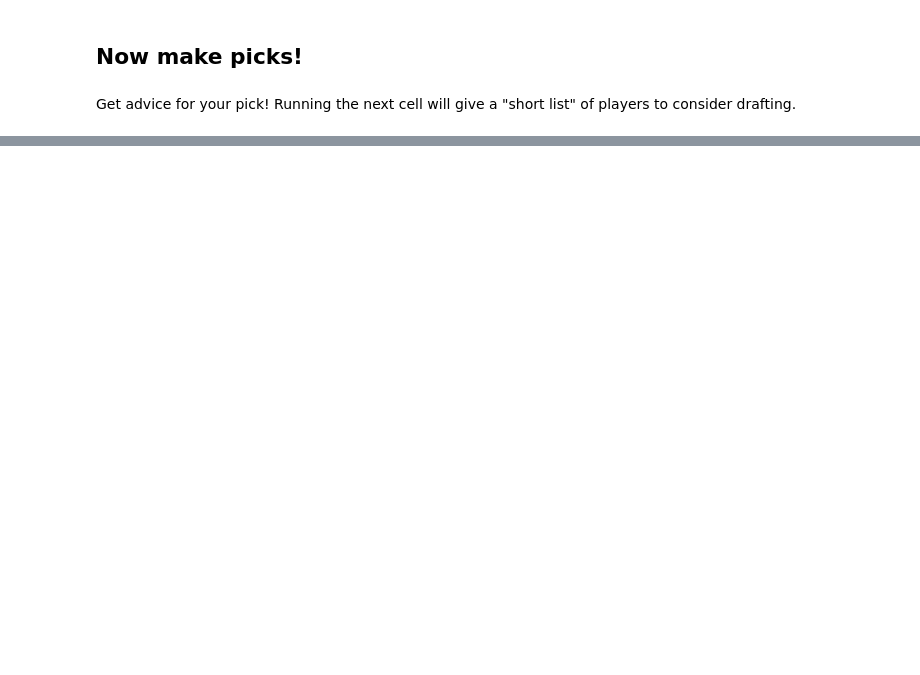
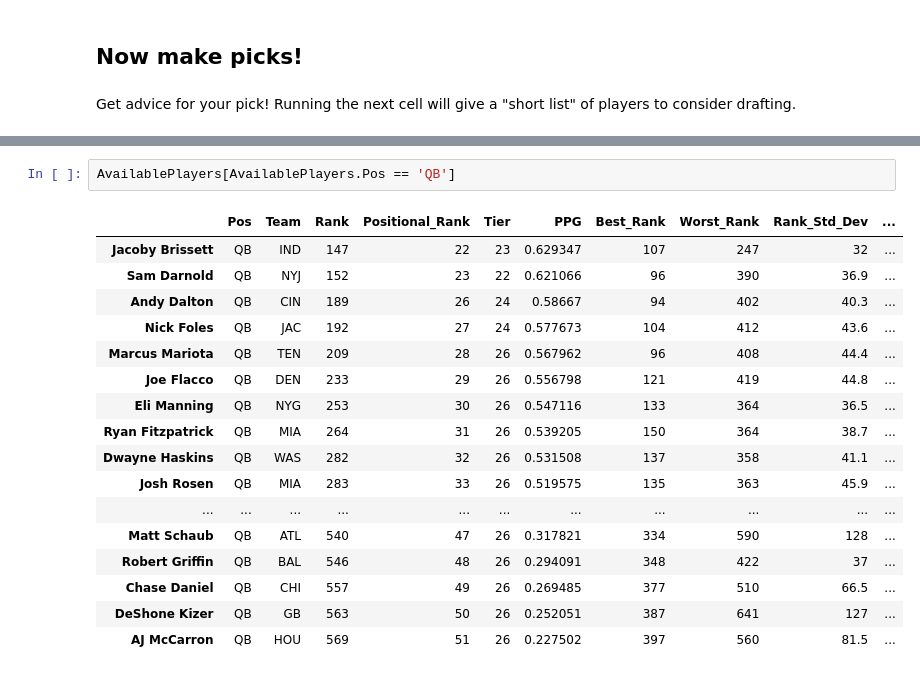
Before and after one commit to jdbrunner/fantasy_ffball_guide, a Jupyter notebook: drafter.ipynb, the cells around one changed output, grey strips where cells are left out. Saved outputs shown, nothing was run; the diff lists cells and outputs as text; blank space fills up the shorter version.

```diff
--- a/drafter.ipynb
+++ b/drafter.ipynb
@@ -140,0 +181,20 @@ ShowBoard(DraftBoard,color_board)
+# %%
+AvailablePlayers[AvailablePlayers.Pos == 'QB']
+# %% [output]
+|  | Pos | Team | Rank | Positional_Rank | Tier | PPG | Best_Rank | Worst_Rank | Rank_Std_Dev | ... |
+| Jacoby Brissett | QB | IND | 147 | 22 | 23 | 0.629347 | 107 | 247 | 32 | ... |
+| Sam Darnold | QB | NYJ | 152 | 23 | 22 | 0.621066 | 96 | 390 | 36.9 | ... |
+| Andy Dalton | QB | CIN | 189 | 26 | 24 | 0.58667 | 94 | 402 | 40.3 | ... |
+| Nick Foles | QB | JAC | 192 | 27 | 24 | 0.577673 | 104 | 412 | 43.6 | ... |
+| Marcus Mariota | QB | TEN | 209 | 28 | 26 | 0.567962 | 96 | 408 | 44.4 | ... |
+| Joe Flacco | QB | DEN | 233 | 29 | 26 | 0.556798 | 121 | 419 | 44.8 | ... |
+| Eli Manning | QB | NYG | 253 | 30 | 26 | 0.547116 | 133 | 364 | 36.5 | ... |
+| Ryan Fitzpatrick | QB | MIA | 264 | 31 | 26 | 0.539205 | 150 | 364 | 38.7 | ... |
+| Dwayne Haskins | QB | WAS | 282 | 32 | 26 | 0.531508 | 137 | 358 | 41.1 | ... |
+| Josh Rosen | QB | MIA | 283 | 33 | 26 | 0.519575 | 135 | 363 | 45.9 | ... |
+| ... | ... | ... | ... | ... | ... | ... | ... | ... | ... | ... |
+| Matt Schaub | QB | ATL | 540 | 47 | 26 | 0.317821 | 334 | 590 | 128 | ... |
+| Robert Griffin | QB | BAL | 546 | 48 | 26 | 0.294091 | 348 | 422 | 37 | ... |
+| Chase Daniel | QB | CHI | 557 | 49 | 26 | 0.269485 | 377 | 510 | 66.5 | ... |
+| DeShone Kizer | QB | GB | 563 | 50 | 26 | 0.252051 | 387 | 641 | 127 | ... |
+| AJ McCarron | QB | HOU | 569 | 51 | 26 | 0.227502 | 397 | 560 | 81.5 | ... |
```
Also changed, not shown: parts of 20 cells of this notebook, 3 other files.
